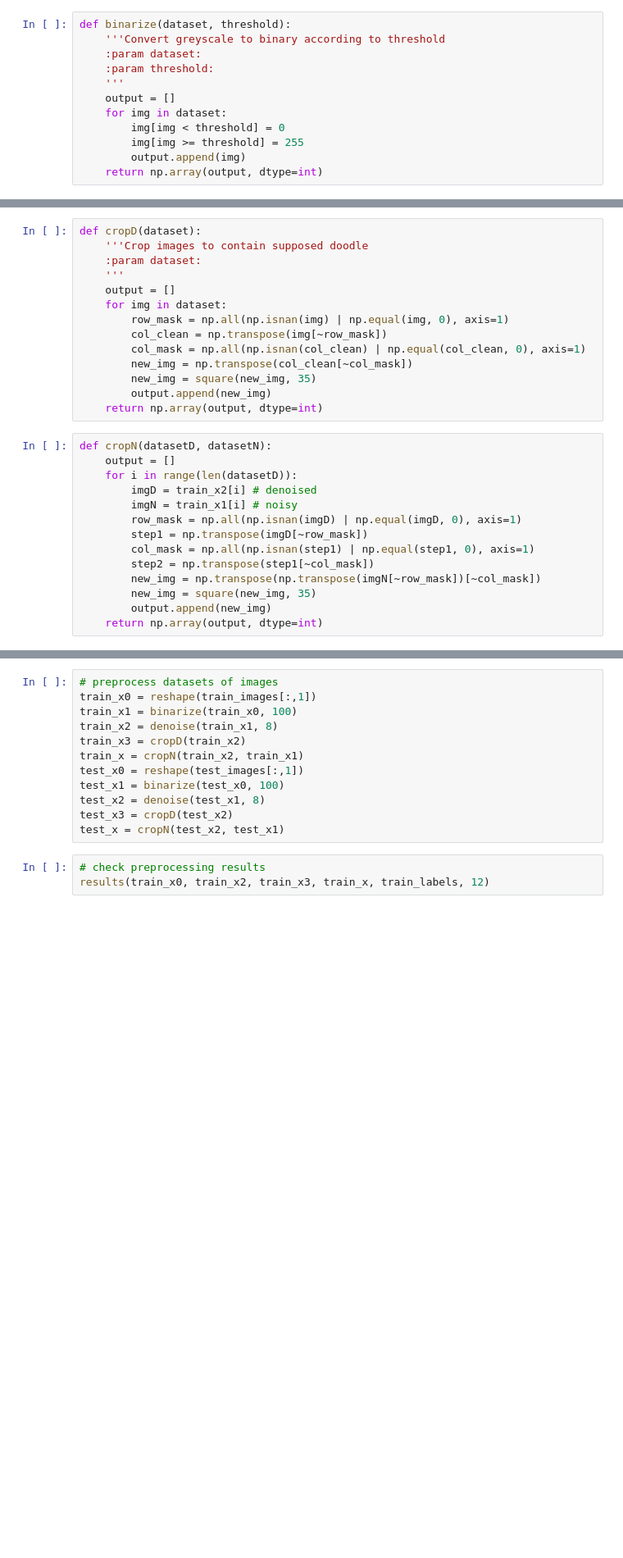
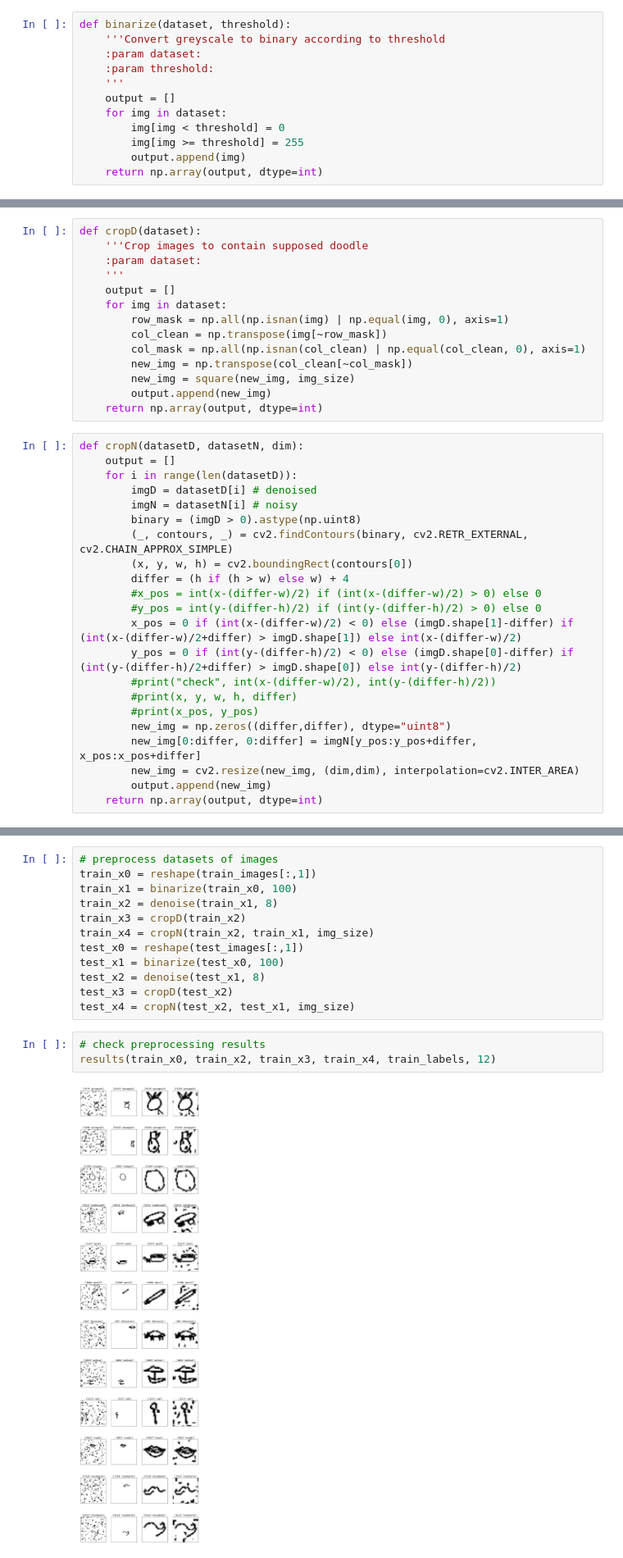
Before and after one commit to ohaanika/classify-doodles, a Jupyter notebook: code/preprocessing.ipynb, the cells around one changed output, grey strips where cells are left out. Shown: that part at 82% size. Saved outputs shown, nothing was run; the diff lists cells and outputs as text; blank space fills up the shorter version.

```diff
--- a/code/preprocessing.ipynb
+++ b/code/preprocessing.ipynb
@@ -123,23 +105,31 @@ def cropD(dataset):
         col_clean = np.transpose(img[~row_mask])
         col_mask = np.all(np.isnan(col_clean) | np.equal(col_clean, 0), axis=1)
         new_img = np.transpose(col_clean[~col_mask])
-        new_img = square(new_img, 35)
+        new_img = square(new_img, img_size)
         output.append(new_img)
     return np.array(output, dtype=int)
-# %%
-def cropN(datasetD, datasetN):
-    output = []
-    for i in range(len(datasetD)):
-        imgD = train_x2[i] # denoised
-        imgN = train_x1[i] # noisy
-        row_mask = np.all(np.isnan(imgD) | np.equal(imgD, 0), axis=1)
-        step1 = np.transpose(imgD[~row_mask])
-        col_mask = np.all(np.isnan(step1) | np.equal(step1, 0), axis=1)
-        step2 = np.transpose(step1[~col_mask])
-        new_img = np.transpose(np.transpose(imgN[~row_mask])[~col_mask])
-        new_img = square(new_img, 35)
-        output.append(new_img)
-    return np.array(output, dtype=int)
+# %%
+def cropN(datasetD, datasetN, dim):
+    output = []
+    for i in range(len(datasetD)):
+        imgD = datasetD[i] # denoised
+        imgN = datasetN[i] # noisy
+        binary = (imgD > 0).astype(np.uint8)
+        (_, contours, _) = cv2.findContours(binary, cv2.RETR_EXTERNAL, cv2.CHAIN_APPROX_SIMPLE)
+        (x, y, w, h) = cv2.boundingRect(contours[0])
+        differ = (h if (h > w) else w) + 4
+        #x_pos = int(x-(differ-w)/2) if (int(x-(differ-w)/2) > 0) else 0
+        #y_pos = int(y-(differ-h)/2) if (int(y-(differ-h)/2) > 0) else 0
+        x_pos = 0 if (int(x-(differ-w)/2) < 0) else (imgD.shape[1]-differ) if (int(x-(differ-w)/2+differ) > imgD.shape[1]) else int(x-(differ-w)/2)
+        y_pos = 0 if (int(y-(differ-h)/2) < 0) else (imgD.shape[0]-differ) if (int(y-(differ-h)/2+differ) > imgD.shape[0]) else int(y-(differ-h)/2)
+        #print("check", int(x-(differ-w)/2), int(y-(differ-h)/2))
+        #print(x, y, w, h, differ)
+        #print(x_pos, y_pos)
+        new_img = np.zeros((differ,differ), dtype="uint8")
+        new_img[0:differ, 0:differ] = imgN[y_pos:y_pos+differ, x_pos:x_pos+differ]
+        new_img = cv2.resize(new_img, (dim,dim), interpolation=cv2.INTER_AREA)
+        output.append(new_img)
+    return np.array(output, dtype=int)
 # %%
 def results(original, denoised, croppedD, croppedN, labels, num):
     '''Check preprocessing results
@@ -181,14 +171,16 @@ train_x0 = reshape(train_images[:,1])
 train_x1 = binarize(train_x0, 100)
 train_x2 = denoise(train_x1, 8)
 train_x3 = cropD(train_x2)
-train_x = cropN(train_x2, train_x1)
+train_x4 = cropN(train_x2, train_x1, img_size)
 test_x0 = reshape(test_images[:,1])
 test_x1 = binarize(test_x0, 100)
 test_x2 = denoise(test_x1, 8)
 test_x3 = cropD(test_x2)
-test_x = cropN(test_x2, test_x1)
+test_x4 = cropN(test_x2, test_x1, img_size)
 # %%
 # check preprocessing results
-results(train_x0, train_x2, train_x3, train_x, train_labels, 12)
+results(train_x0, train_x2, train_x3, train_x4, train_labels, 12)
+# %% [output]
+[figure, added]
 # %%
 # save preprocessed images
```
Also changed, not shown: parts of 3 cells of this notebook, 1 other file.
